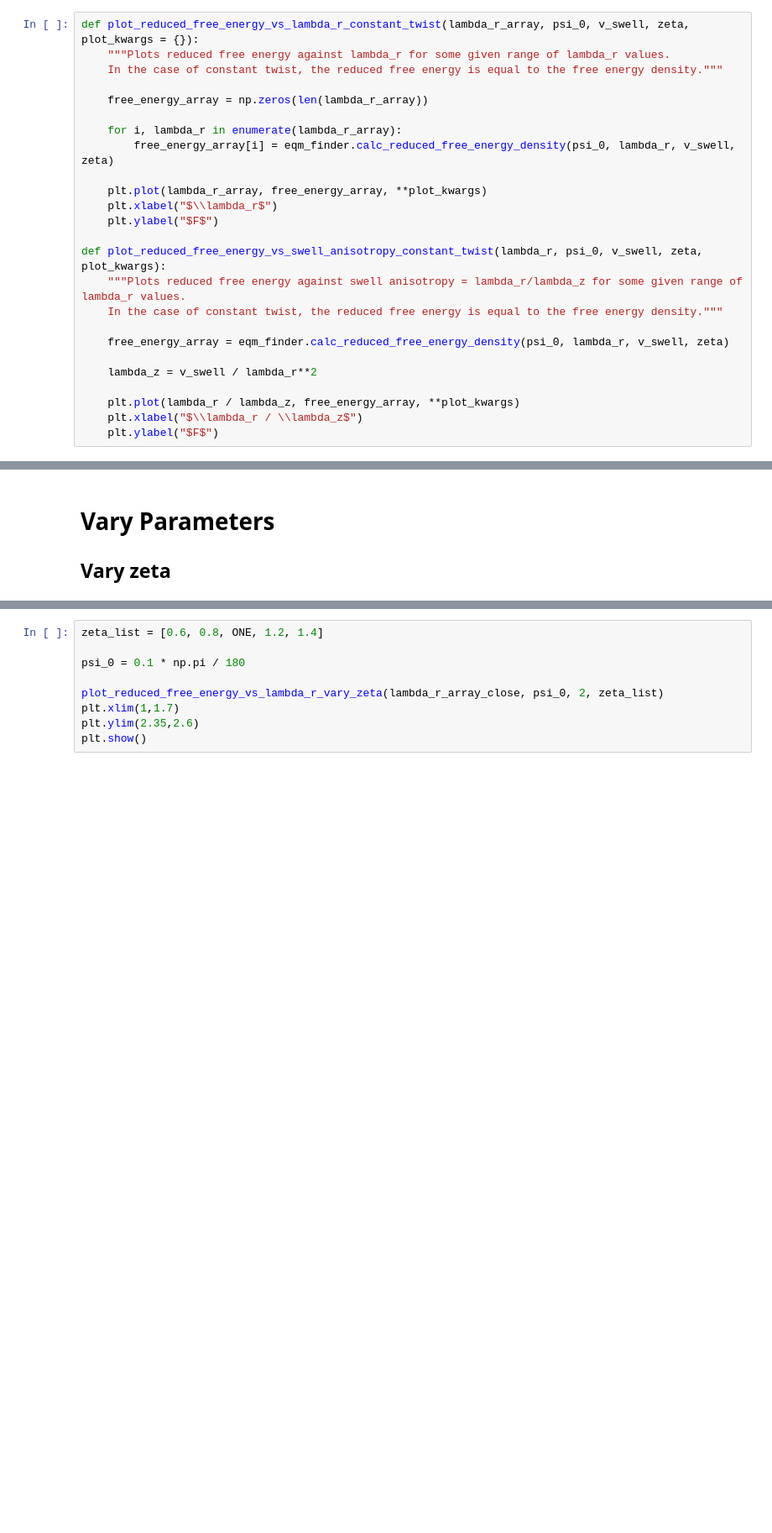
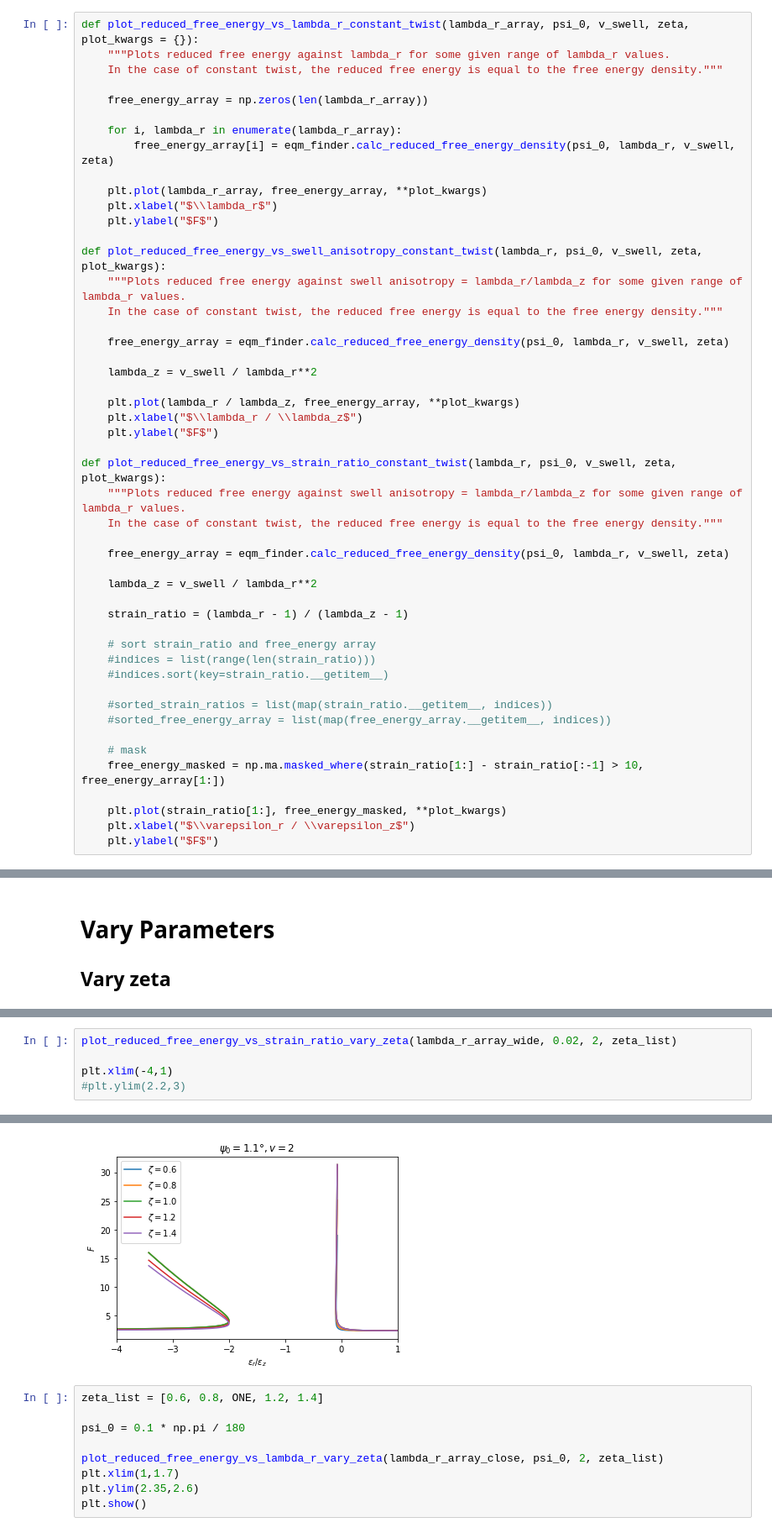
Before and after one commit to gouwsxander/hydrated-liquid-crystal-elastomers, a Jupyter notebook: Free energy minimization/plot_free_energy.ipynb, the cells around one changed output, grey strips where cells are left out. Shown at 84% size. Saved outputs shown, nothing was run; the diff lists cells and outputs as text; blank space fills up the shorter version.

```diff
--- a/Free energy minimization/plot_free_energy.ipynb
+++ b/Free energy minimization/plot_free_energy.ipynb
@@ -30,6 +30,30 @@ def plot_reduced_free_energy_vs_swell_anisotropy_constant_twist(lambda_r, psi_0,
     plt.plot(lambda_r / lambda_z, free_energy_array, **plot_kwargs)
     plt.xlabel("$\\lambda_r / \\lambda_z$")
     plt.ylabel("$F$")
+
+def plot_reduced_free_energy_vs_strain_ratio_constant_twist(lambda_r, psi_0, v_swell, zeta, plot_kwargs):
+    """Plots reduced free energy against swell anisotropy = lambda_r/lambda_z for some given range of lambda_r values.
+    In the case of constant twist, the reduced free energy is equal to the free energy density."""
+
+    free_energy_array = eqm_finder.calc_reduced_free_energy_density(psi_0, lambda_r, v_swell, zeta)
+
+    lambda_z = v_swell / lambda_r**2
+
+    strain_ratio = (lambda_r - 1) / (lambda_z - 1)
+
+    # sort strain_ratio and free_energy array
+    #indices = list(range(len(strain_ratio)))
+    #indices.sort(key=strain_ratio.__getitem__)
+
+    #sorted_strain_ratios = list(map(strain_ratio.__getitem__, indices))
+    #sorted_free_energy_array = list(map(free_energy_array.__getitem__, indices))
+
+    # mask
+    free_energy_masked = np.ma.masked_where(strain_ratio[1:] - strain_ratio[:-1] > 10, free_energy_array[1:])
+
+    plt.plot(strain_ratio[1:], free_energy_masked, **plot_kwargs)
+    plt.xlabel("$\\varepsilon_r / \\varepsilon_z$")
+    plt.ylabel("$F$")
 # %% [markdown]
 # First look
 # %%
@@ -134,0 +166,6 @@ plt.show()
+# %%
+plot_reduced_free_energy_vs_strain_ratio_vary_zeta(lambda_r_array_wide, 0.02, 2, zeta_list)
+
+plt.xlim(-4,1)
+#plt.ylim(2.2,3)
+# %% [output]
@@ -135,3 +173,4 @@ plt.show()
+[figure, added]
 # %%
 zeta_list = [0.6, 0.8, ONE, 1.2, 1.4]
 
```
Also changed, not shown: parts of 8 cells of this notebook.
